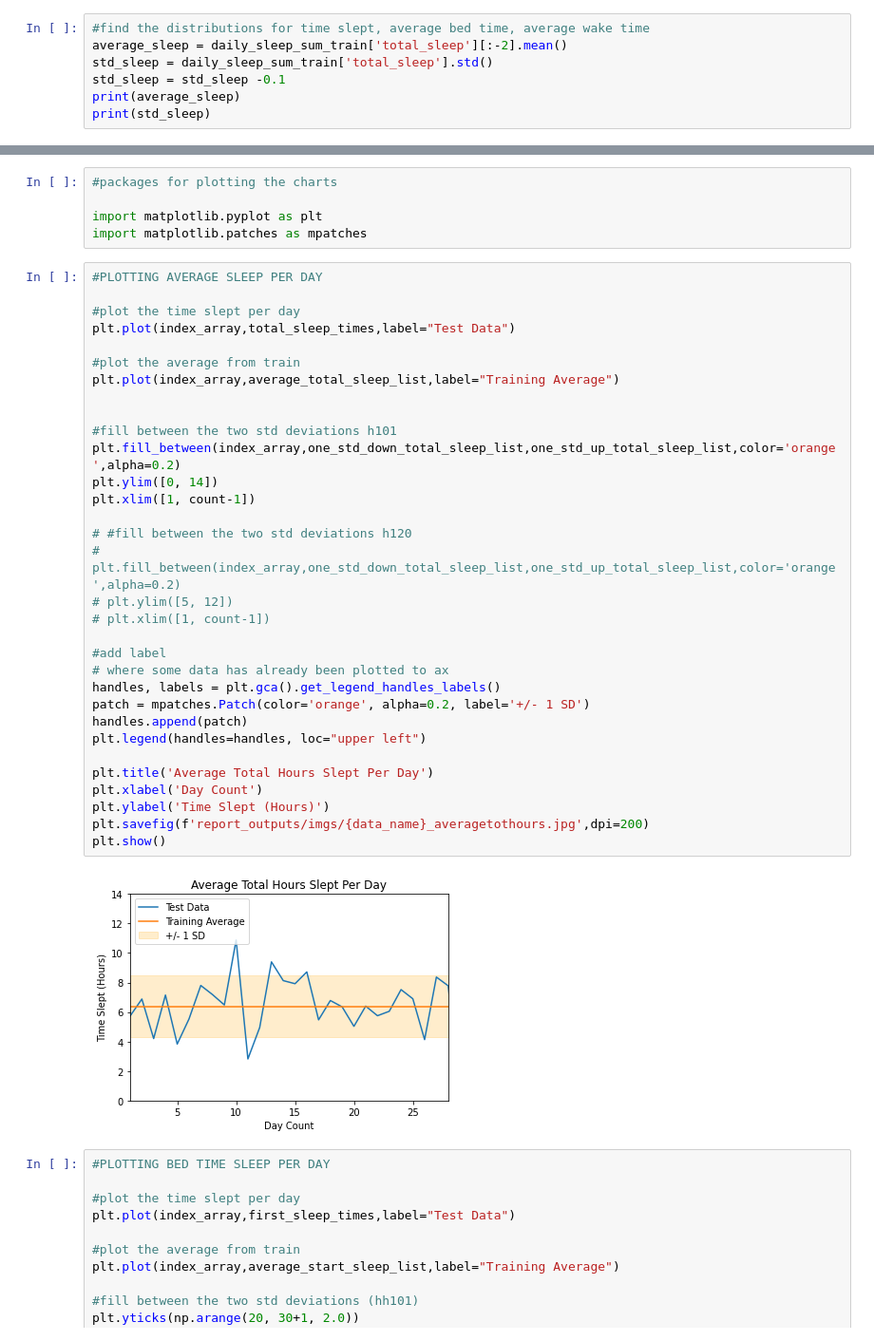
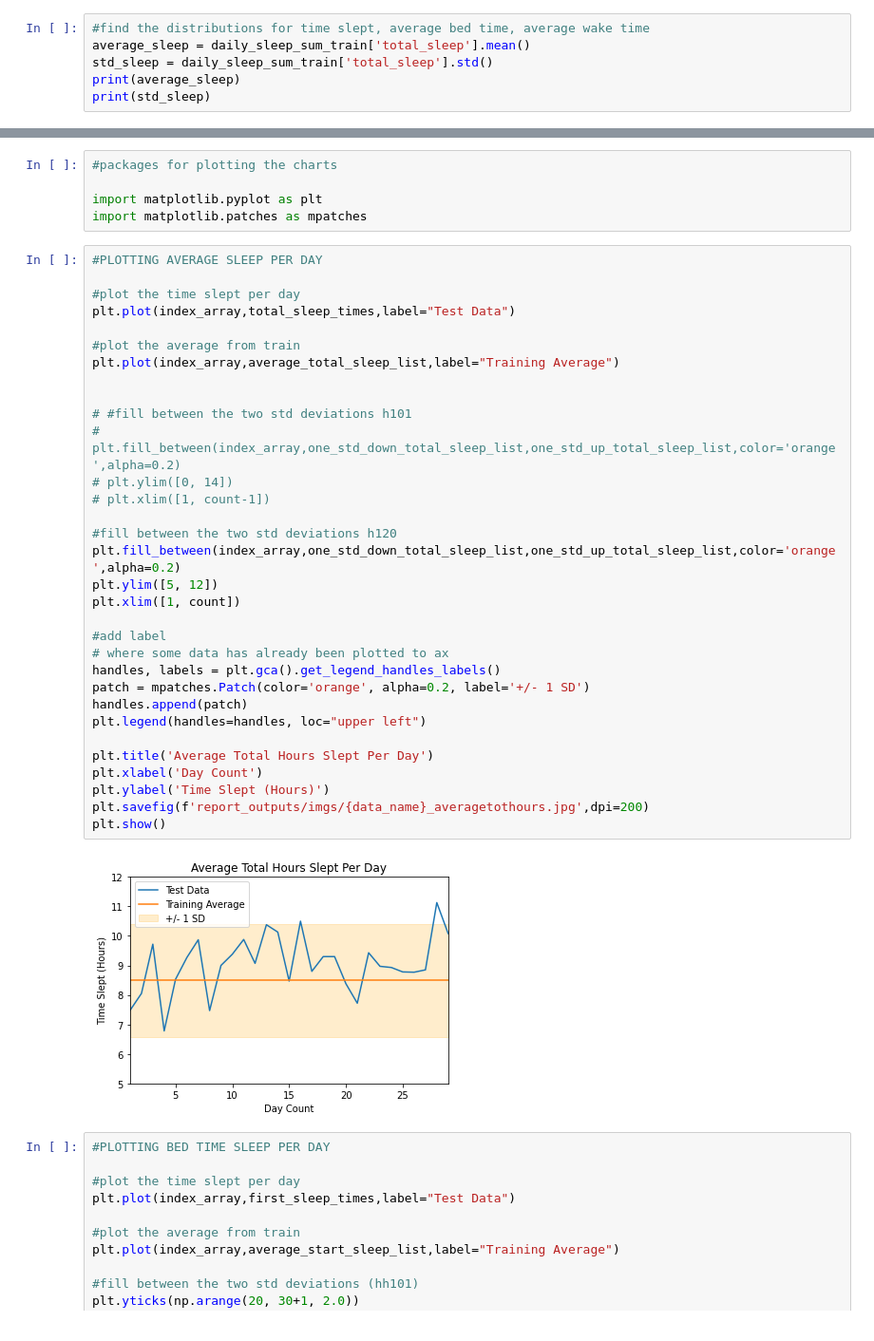
Before and after one commit to genbhall/MSc-individual-project, a Jupyter notebook: preprocessing/sleep_analytics.ipynb, the cells around one changed output, grey strips where cells are left out. Shown at 95% size. Saved outputs shown, nothing was run; the diff lists cells and outputs as text.

Commit message:
sleep analytics done

```diff
--- a/preprocessing/sleep_analytics.ipynb
+++ b/preprocessing/sleep_analytics.ipynb
@@ -57,8 +57,7 @@ print(average_end_sleep)
 # %%
 #find the distributions for time slept, average bed time, average wake time
-average_sleep = daily_sleep_sum_train['total_sleep'][:-2].mean()
+average_sleep = daily_sleep_sum_train['total_sleep'].mean()
 std_sleep = daily_sleep_sum_train['total_sleep'].std()
-std_sleep = std_sleep -0.1
 print(average_sleep)
 print(std_sleep)
 # %% [output]
@@ -125,37 +124,37 @@ import matplotlib.patches as mpatches
 # %%
 #PLOTTING AVERAGE SLEEP PER DAY
 
 #plot the time slept per day
 plt.plot(index_array,total_sleep_times,label="Test Data")
 
 #plot the average from train
 plt.plot(index_array,average_total_sleep_list,label="Training Average")
 
 
-#fill between the two std deviations h101
+# #fill between the two std deviations h101
+# plt.fill_between(index_array,one_std_down_total_sleep_list,one_std_up_total_sleep_list,color='orange',alpha=0.2)
+# plt.ylim([0, 14])
+# plt.xlim([1, count-1])
+
+#fill between the two std deviations h120
 plt.fill_between(index_array,one_std_down_total_sleep_list,one_std_up_total_sleep_list,color='orange',alpha=0.2)
-plt.ylim([0, 14])
-plt.xlim([1, count-1])
-
-# #fill between the two std deviations h120
-# plt.fill_between(index_array,one_std_down_total_sleep_list,one_std_up_total_sleep_list,color='orange',alpha=0.2)
-# plt.ylim([5, 12])
-# plt.xlim([1, count-1])
+plt.ylim([5, 12])
+plt.xlim([1, count])
 
 #add label
 # where some data has already been plotted to ax
 handles, labels = plt.gca().get_legend_handles_labels()
 patch = mpatches.Patch(color='orange', alpha=0.2, label='+/- 1 SD')
 handles.append(patch)
 plt.legend(handles=handles, loc="upper left")
 
 plt.title('Average Total Hours Slept Per Day')
 plt.xlabel('Day Count')
 plt.ylabel('Time Slept (Hours)')
 plt.savefig(f'report_outputs/imgs/{data_name}_averagetothours.jpg',dpi=200)
 plt.show()
 # %% [output]
-[figure, old version]
+[figure, new version]
 # %%
 #PLOTTING BED TIME SLEEP PER DAY
 
```
Also changed, not shown: parts of 4 cells of this notebook, 2 other files.
